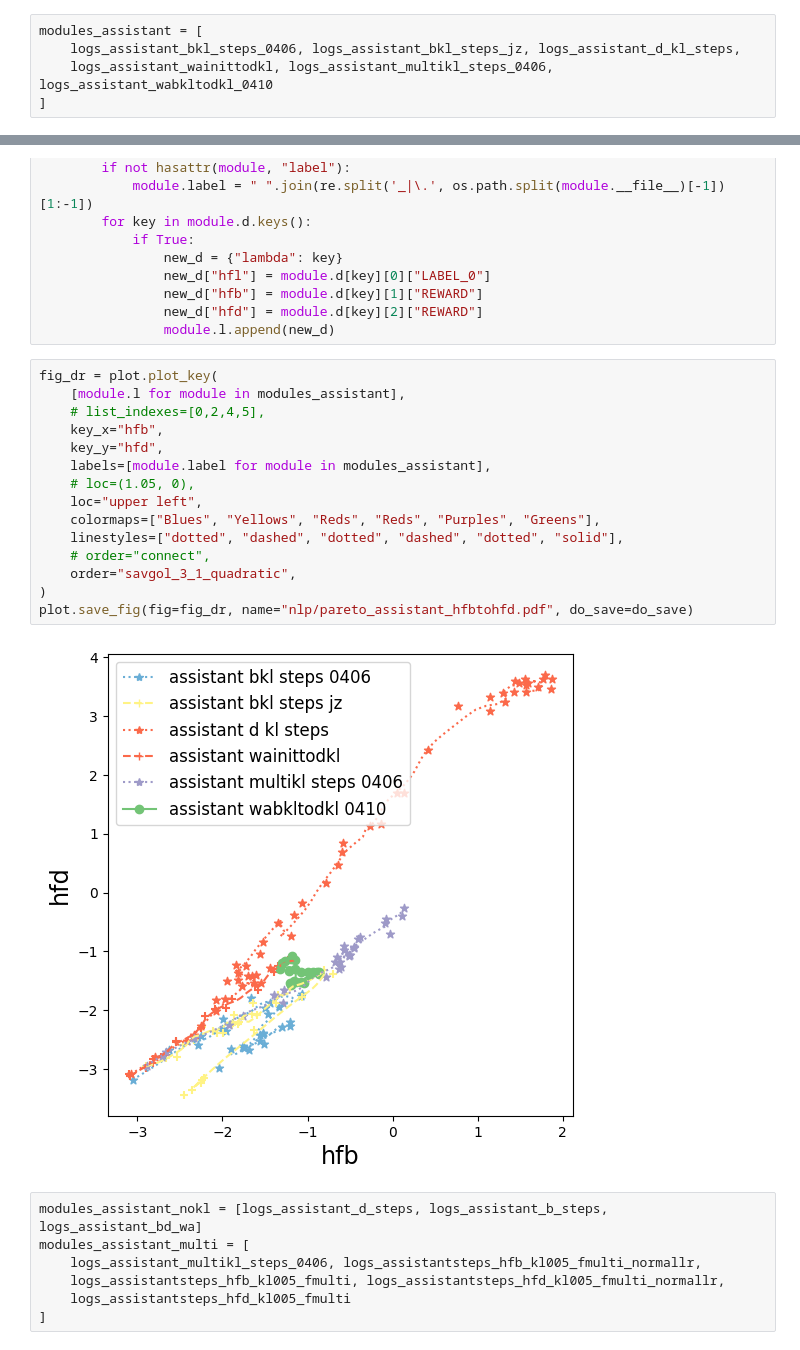
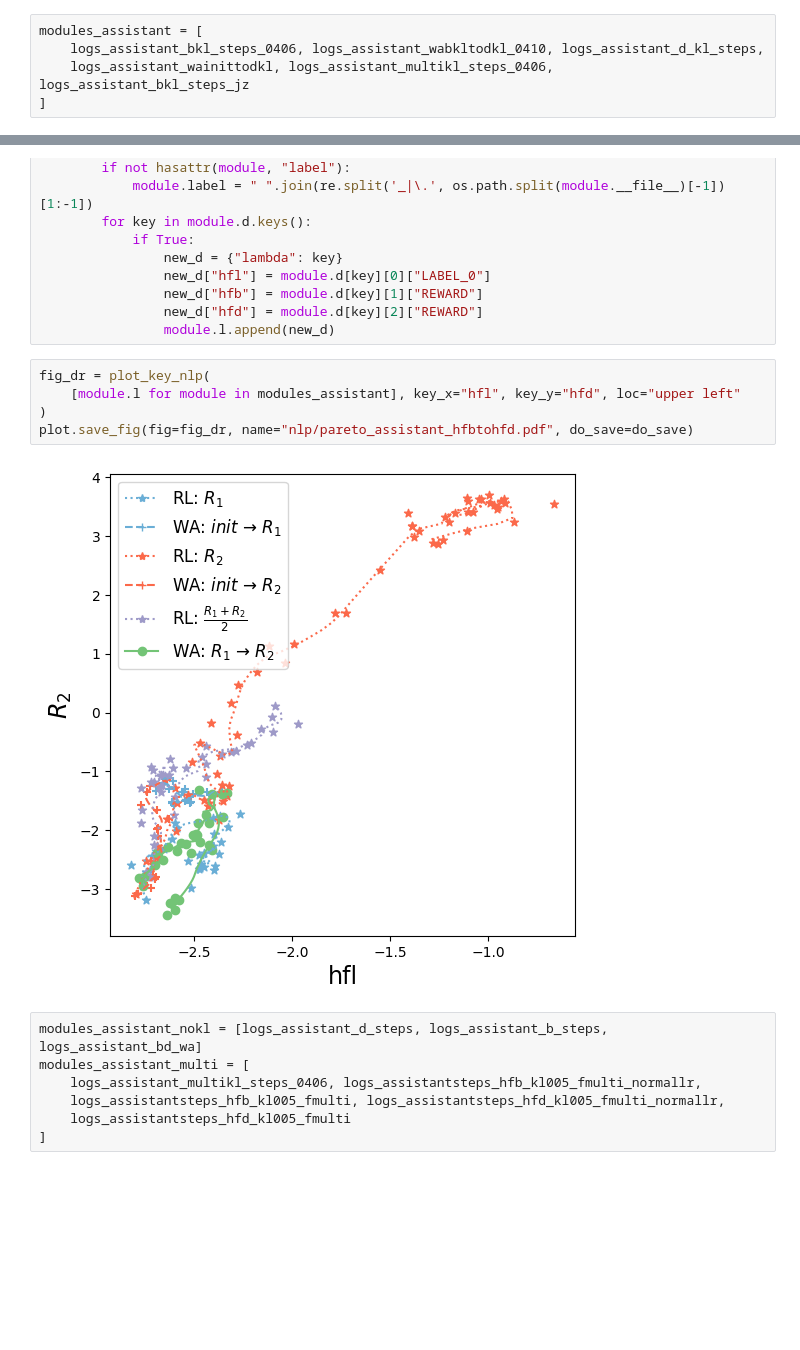
Before and after one commit to alexrame/domainbedv2, a Jupyter notebook: notebooks/rl/nlp/plot_rl.ipynb, the cells around one changed output, grey strips where cells are left out. Cells and saved outputs as stored; diff of their text form; blank space fills up the shorter version.

```diff
--- a/notebooks/rl/nlp/plot_rl.ipynb
+++ b/notebooks/rl/nlp/plot_rl.ipynb
@@ -95,8 +137,8 @@ os.listdir("/data/rame/logs_experiments_notebook/nlp/llamaassistant/")
 from llamaassistant import logs_assistant_d_kl_steps, logs_assistant_d_steps, logs_assistant_b_steps, logs_assistant_bd_wa, logs_assistant_wainittodkl, logs_assistant_bkl_steps_0406, logs_assistant_multikl_steps_0406, logs_assistant_wainittobkl_0406, logs_assistant_wabkltodkl_0410, logs_assistantsteps_hfb_kl005_fmulti_normallr, logs_assistantsteps_hfb_kl005_fmulti, logs_assistantsteps_hfd_kl005_fmulti_normallr, logs_assistantsteps_hfd_kl005_fmulti, logs_assistant_bkl_steps_jz
 # %%
 modules_assistant = [
-    logs_assistant_bkl_steps_0406, logs_assistant_bkl_steps_jz, logs_assistant_d_kl_steps,
-    logs_assistant_wainittodkl, logs_assistant_multikl_steps_0406, logs_assistant_wabkltodkl_0410
+    logs_assistant_bkl_steps_0406, logs_assistant_wabkltodkl_0410, logs_assistant_d_kl_steps,
+    logs_assistant_wainittodkl, logs_assistant_multikl_steps_0406, logs_assistant_bkl_steps_jz
 ]
 # %%
 for modules in [modules_assistant]:
@@ -112,22 +154,12 @@ for modules in [modules_assistant]:
                 new_d["hfd"] = module.d[key][2]["REWARD"]
                 module.l.append(new_d)
 # %%
-fig_dr = plot.plot_key(
-    [module.l for module in modules_assistant],
-    # list_indexes=[0,2,4,5],
-    key_x="hfb",
-    key_y="hfd",
-    labels=[module.label for module in modules_assistant],
-    # loc=(1.05, 0),
-    loc="upper left",
-    colormaps=["Blues", "Yellows", "Reds", "Reds", "Purples", "Greens"],
-    linestyles=["dotted", "dashed", "dotted", "dashed", "dotted", "solid"],
-    # order="connect",
-    order="savgol_3_1_quadratic",
+fig_dr = plot_key_nlp(
+    [module.l for module in modules_assistant], key_x="hfl", key_y="hfd", loc="upper left"
 )
 plot.save_fig(fig=fig_dr, name="nlp/pareto_assistant_hfbtohfd.pdf", do_save=do_save)
 # %% [output]
-[figure, old version]
+[figure, new version]
 # %%
 modules_assistant_nokl = [logs_assistant_d_steps, logs_assistant_b_steps, logs_assistant_bd_wa]
 modules_assistant_multi = [
```
Also changed, not shown: parts of 6 cells of this notebook, 3 other files.
